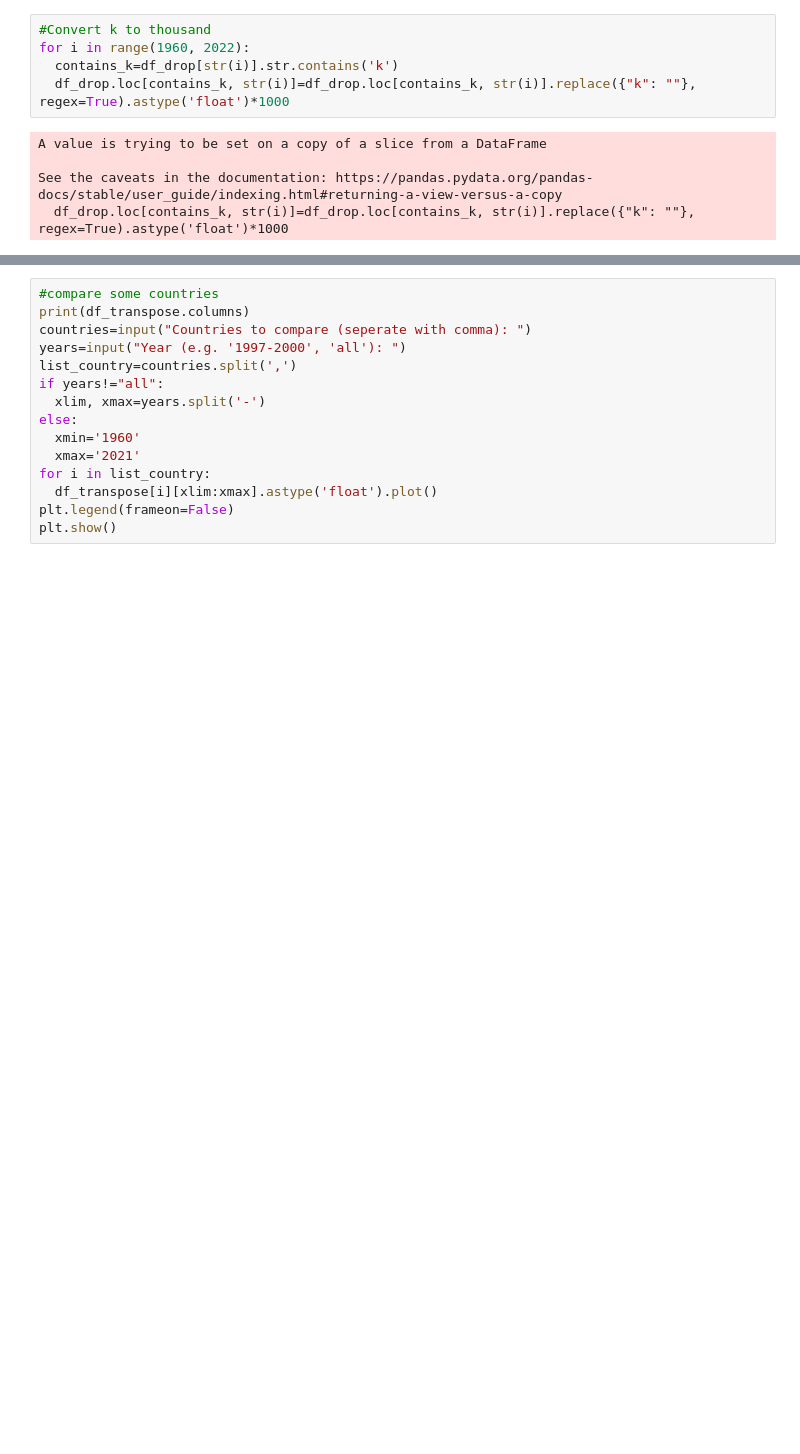
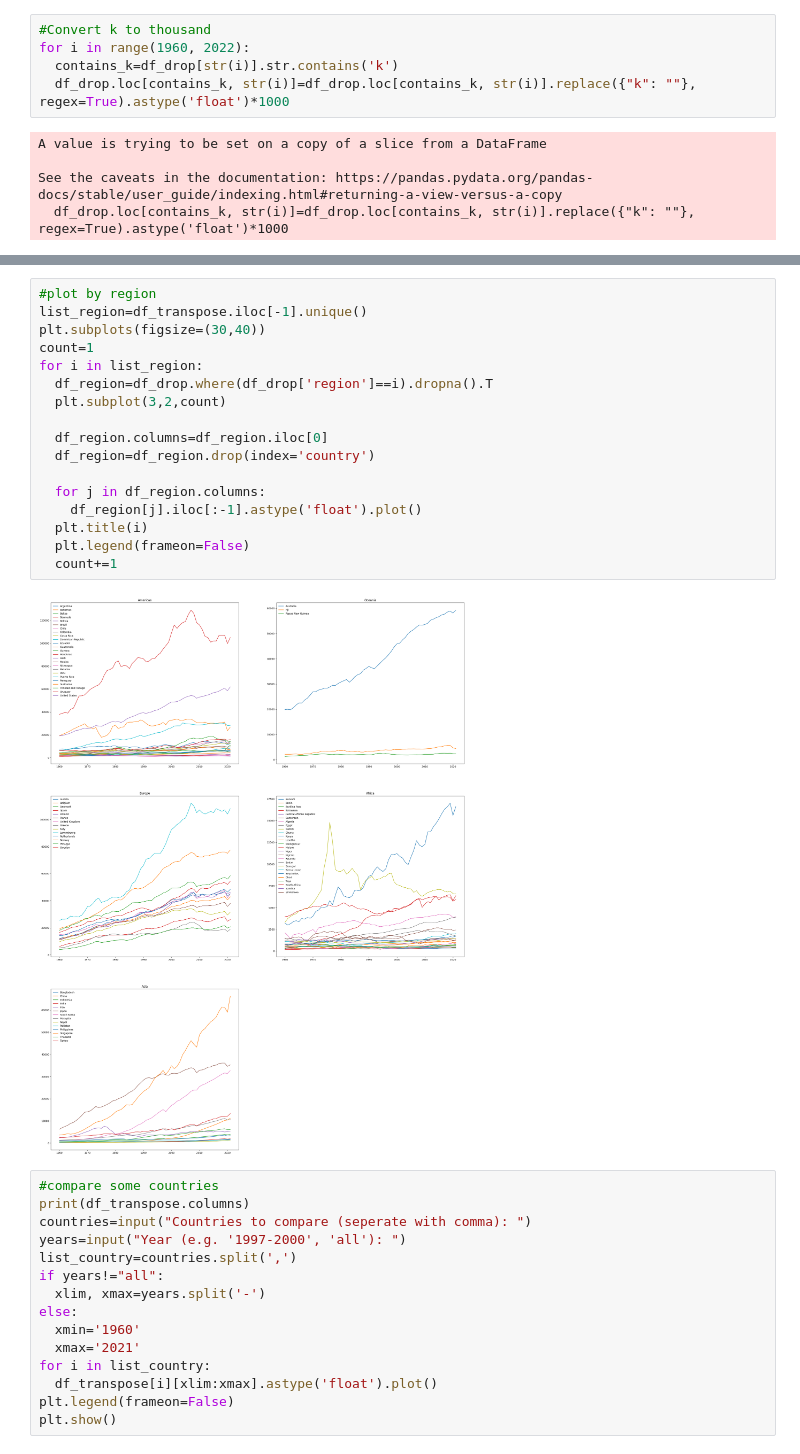
Before and after one commit to vincentiusbernando/GDP-Analysis, a Jupyter notebook: GDP_Analysis.ipynb, the cells around one changed output, grey strips where cells are left out. Saved outputs shown, nothing was run; the diff lists cells and outputs as text; blank space fills up the shorter version.

```diff
--- a/GDP_Analysis.ipynb
+++ b/GDP_Analysis.ipynb
@@ -134,3 +140,22 @@ plt.show()
+# %%
+#plot by region
+list_region=df_transpose.iloc[-1].unique()
+plt.subplots(figsize=(30,40))
+count=1
+for i in list_region:
+  df_region=df_drop.where(df_drop['region']==i).dropna().T
+  plt.subplot(3,2,count)
+
+  df_region.columns=df_region.iloc[0]
+  df_region=df_region.drop(index='country')
+
+  for j in df_region.columns:
+    df_region[j].iloc[:-1].astype('float').plot()
+  plt.title(i)
+  plt.legend(frameon=False)
+  count+=1
+# %% [output]
+[figure, added]
 # %%
 #compare some countries
 print(df_transpose.columns)
```
Also changed, not shown: parts of 6 cells of this notebook.
